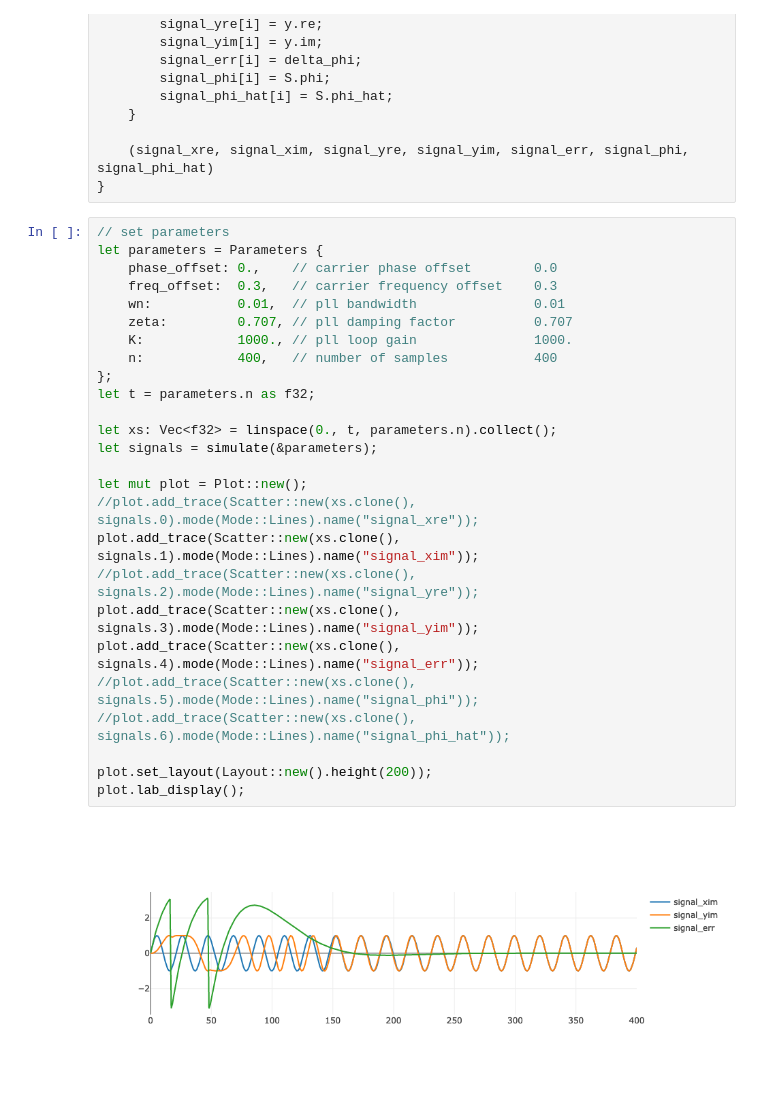
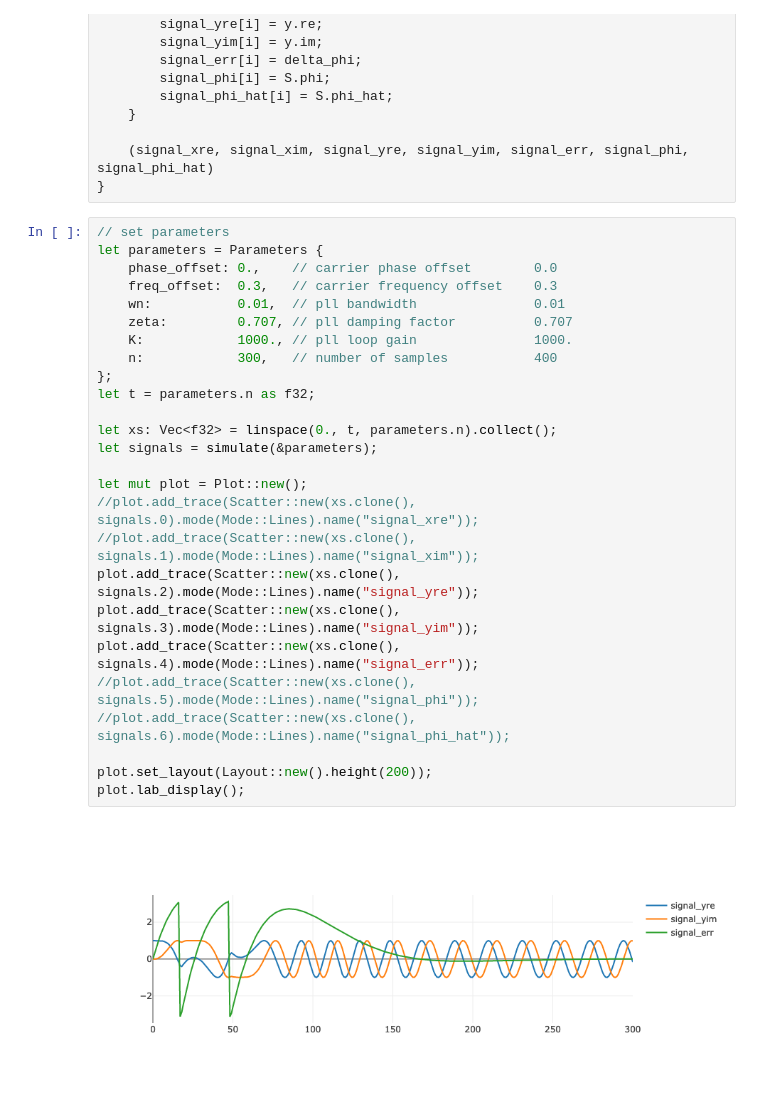
Before and after one commit to antoinevg/notebooks-jupyter, a Jupyter notebook: rust-pll.ipynb, the cells around one changed output. Drawn from its saved outputs; the diff is of its cells as text.

```diff
--- a/rust-pll.ipynb
+++ b/rust-pll.ipynb
@@ -102,31 +102,31 @@ fn simulate(P: &Parameters) -> (Vec<f32>, Vec<f32>, Vec<f32>, Vec<f32>, Vec<f32>
 # %%
 // set parameters
 let parameters = Parameters {
     phase_offset: 0.,    // carrier phase offset        0.0
     freq_offset:  0.3,   // carrier frequency offset    0.3
     wn:           0.01,  // pll bandwidth               0.01
     zeta:         0.707, // pll damping factor          0.707
     K:            1000., // pll loop gain               1000.
-    n:            400,   // number of samples           400
+    n:            300,   // number of samples           400
 };
 let t = parameters.n as f32;
 
 let xs: Vec<f32> = linspace(0., t, parameters.n).collect();
 let signals = simulate(&parameters);
 
 let mut plot = Plot::new();
 //plot.add_trace(Scatter::new(xs.clone(), signals.0).mode(Mode::Lines).name("signal_xre"));
-plot.add_trace(Scatter::new(xs.clone(), signals.1).mode(Mode::Lines).name("signal_xim"));
-//plot.add_trace(Scatter::new(xs.clone(), signals.2).mode(Mode::Lines).name("signal_yre"));
+//plot.add_trace(Scatter::new(xs.clone(), signals.1).mode(Mode::Lines).name("signal_xim"));
+plot.add_trace(Scatter::new(xs.clone(), signals.2).mode(Mode::Lines).name("signal_yre"));
 plot.add_trace(Scatter::new(xs.clone(), signals.3).mode(Mode::Lines).name("signal_yim"));
 plot.add_trace(Scatter::new(xs.clone(), signals.4).mode(Mode::Lines).name("signal_err"));
 //plot.add_trace(Scatter::new(xs.clone(), signals.5).mode(Mode::Lines).name("signal_phi"));
 //plot.add_trace(Scatter::new(xs.clone(), signals.6).mode(Mode::Lines).name("signal_phi_hat"));
 
 plot.set_layout(Layout::new().height(200));
 plot.lab_display();
 # %% [output]
-[figure, old version]
+[figure, new version]
 # %% [markdown]
 ## References
 
```
Also changed, not shown: parts of 1 cell of this notebook, 1 other file.
